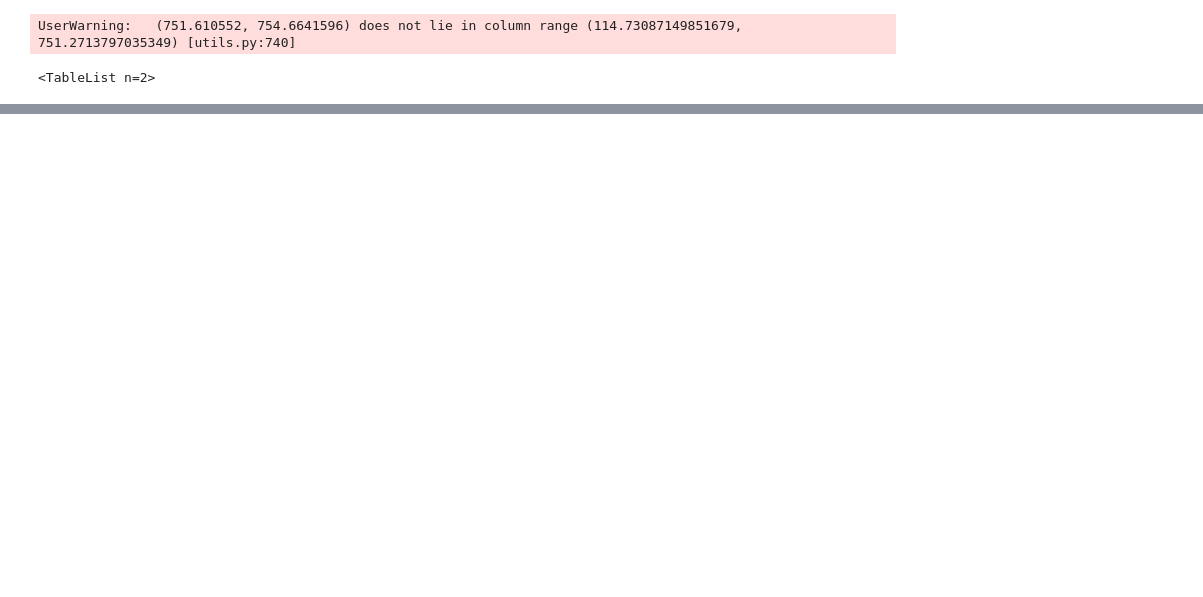
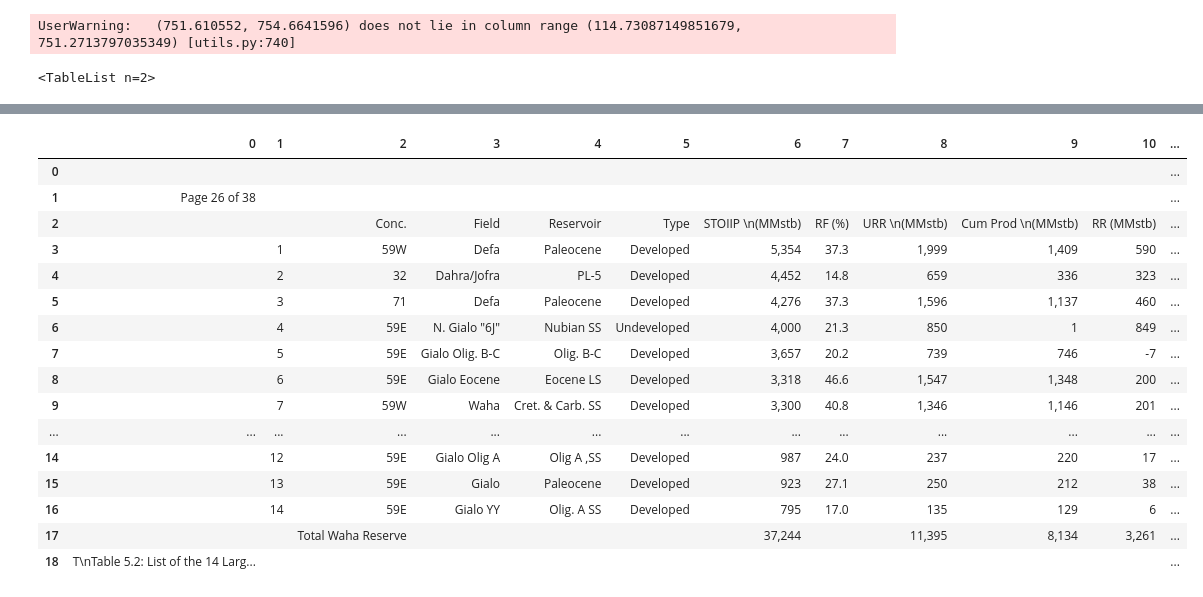
Before and after one commit to vadimsavenkov/Scrap_Pdf_Table, a Jupyter notebook: Scrap_Table_Pdf.ipynb, the cells around one changed output, grey strips where cells are left out. Cells and saved outputs as stored; diff of their text form; code cells hidden in the pictures; blank space fills up the shorter version.

```diff
--- a/Scrap_Table_Pdf.ipynb
+++ b/Scrap_Table_Pdf.ipynb
@@ -116,3 +116,6 @@ file_name4 = pd.ExcelWriter('U1-NC41 DST Results.xlsx')
 table4.to_excel(file_name4)
 table4.to_excel(file_name4)
 file_name4.save()
+# %%
+pdf_p26 = cam.read_pdf("Waha MP Phase 1 Final Report.pdf", pages = "26")
+pdf_p26
@@ -118,0 +125,21 @@ file_name4.save()
+# %%
+table5 = pdf_p26[1].df
+table5
+# %% [output]
+|  | 0 | 1 | 2 | 3 | 4 | 5 | 6 | 7 | 8 | 9 | 10 | ... |
+| 0 |  |  |  |  |  |  |  |  |  |  |  | ... |
+| 1 | Page 26 of 38 |  |  |  |  |  |  |  |  |  |  | ... |
+| 2 |  |  | Conc. | Field | Reservoir | Type | STOIIP \n(MMstb) | RF (%) | URR \n(MMstb) | Cum Prod \n(MMstb) | RR (MMstb) | ... |
+| 3 |  | 1 | 59W | Defa | Paleocene | Developed | 5,354 | 37.3 | 1,999 | 1,409 | 590 | ... |
+| 4 |  | 2 | 32 | Dahra/Jofra | PL-5 | Developed | 4,452 | 14.8 | 659 | 336 | 323 | ... |
+| 5 |  | 3 | 71 | Defa | Paleocene | Developed | 4,276 | 37.3 | 1,596 | 1,137 | 460 | ... |
+| 6 |  | 4 | 59E | N. Gialo "6J" | Nubian SS | Undeveloped | 4,000 | 21.3 | 850 | 1 | 849 | ... |
+| 7 |  | 5 | 59E | Gialo Olig. B-C | Olig. B-C | Developed | 3,657 | 20.2 | 739 | 746 | -7 | ... |
+| 8 |  | 6 | 59E | Gialo Eocene | Eocene LS | Developed | 3,318 | 46.6 | 1,547 | 1,348 | 200 | ... |
+| 9 |  | 7 | 59W | Waha | Cret. & Carb. SS | Developed | 3,300 | 40.8 | 1,346 | 1,146 | 201 | ... |
+| ... | ... | ... | ... | ... | ... | ... | ... | ... | ... | ... | ... | ... |
+| 14 |  | 12 | 59E | Gialo Olig A | Olig A ,SS | Developed | 987 | 24.0 | 237 | 220 | 17 | ... |
+| 15 |  | 13 | 59E | Gialo | Paleocene | Developed | 923 | 27.1 | 250 | 212 | 38 | ... |
+| 16 |  | 14 | 59E | Gialo YY | Olig. A SS | Developed | 795 | 17.0 | 135 | 129 | 6 | ... |
+| 17 |  |  | Total Waha Reserve |  |  |  | 37,244 |  | 11,395 | 8,134 | 3,261 | ... |
+| 18 | T\nTable 5.2: List of the 14 Larg... |  |  |  |  |  |  |  |  |  |  | ... |
```
Also changed, not shown: parts of 20 cells of this notebook.
